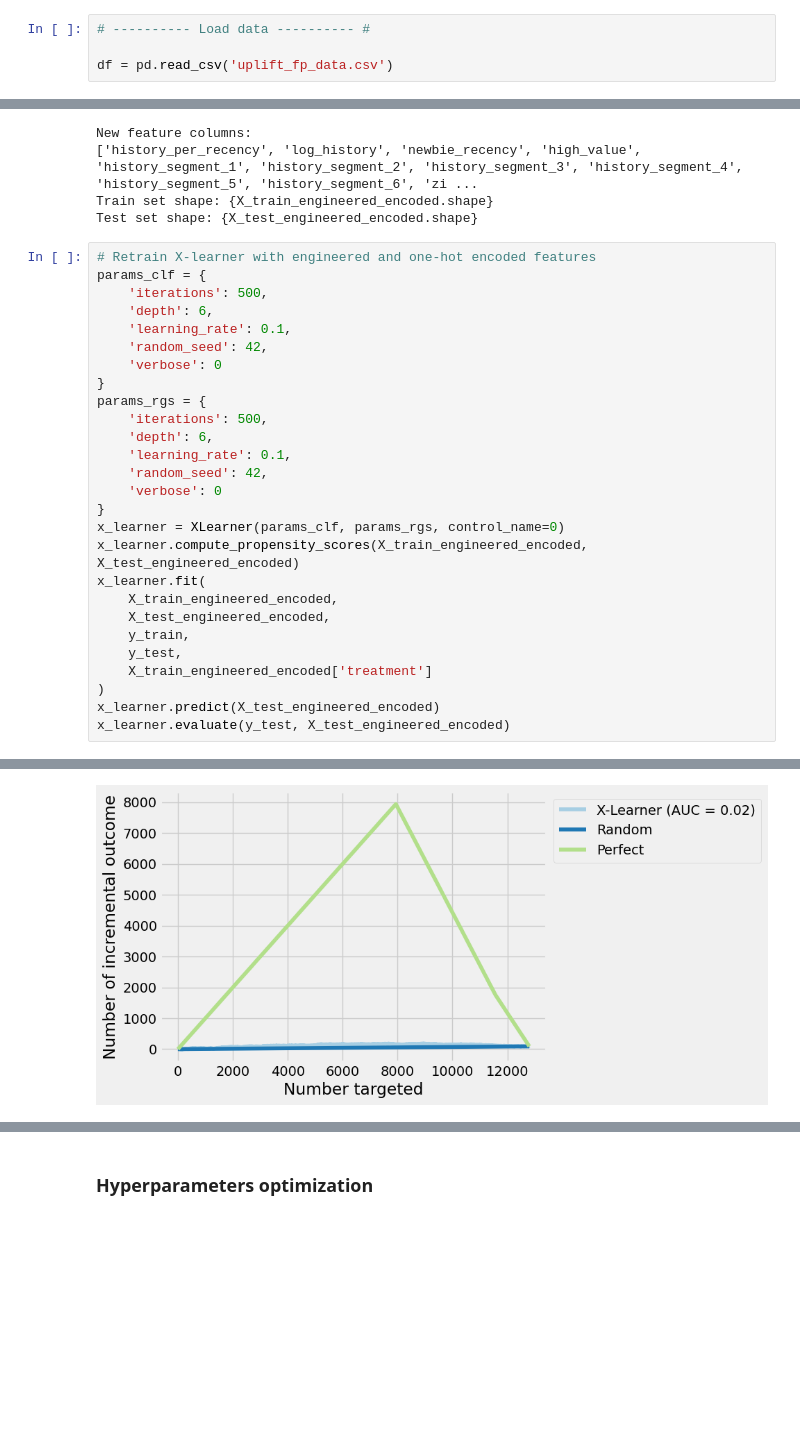
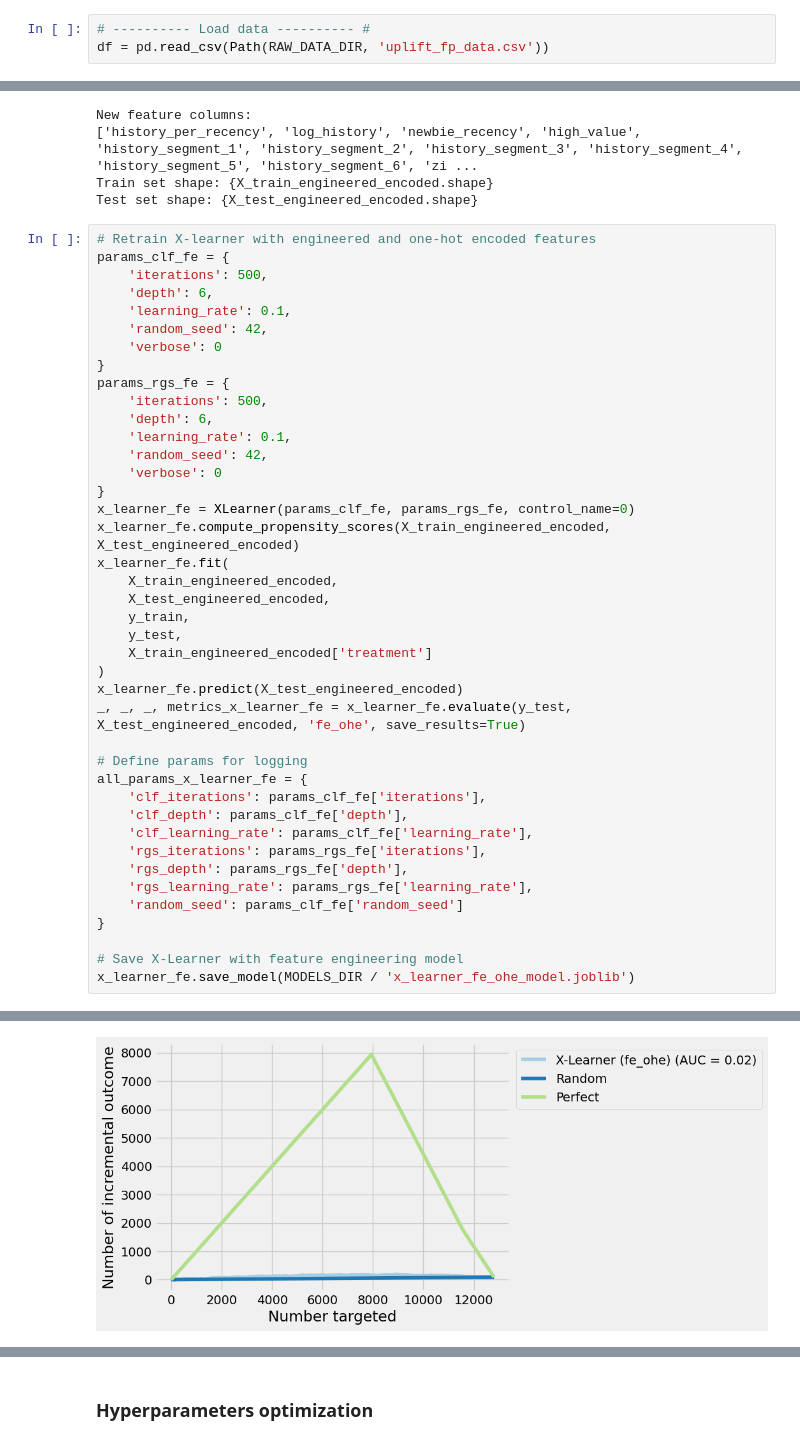
Before and after one commit to iuliia-kuznetsova/mle-project-sprint-5, a Jupyter notebook: final_project_template.ipynb, the cells around one changed output, grey strips where cells are left out. Cells and saved outputs as stored; diff of their text form; blank space fills up the shorter version.

```diff
--- a/final_project_template.ipynb
+++ b/final_project_template.ipynb
@@ -26,4 +60,3 @@ from utils import custom_uplift_by_percentile
 # %%
 # ---------- Load data ---------- #
-
-df = pd.read_csv('uplift_fp_data.csv')
+df = pd.read_csv(Path(RAW_DATA_DIR, 'uplift_fp_data.csv'))
@@ -940,31 +1357,45 @@ Train set shape: {X_train_engineered_encoded.shape}
 Test set shape: {X_test_engineered_encoded.shape}
 # %%
 # Retrain X-learner with engineered and one-hot encoded features
-params_clf = {
+params_clf_fe = {
     'iterations': 500,
     'depth': 6,
     'learning_rate': 0.1,
     'random_seed': 42,
     'verbose': 0
 }
-params_rgs = {
+params_rgs_fe = {
     'iterations': 500,
     'depth': 6,
     'learning_rate': 0.1,
     'random_seed': 42,
     'verbose': 0
 }
-x_learner = XLearner(params_clf, params_rgs, control_name=0)
-x_learner.compute_propensity_scores(X_train_engineered_encoded, X_test_engineered_encoded)
-x_learner.fit(
+x_learner_fe = XLearner(params_clf_fe, params_rgs_fe, control_name=0)
+x_learner_fe.compute_propensity_scores(X_train_engineered_encoded, X_test_engineered_encoded)
+x_learner_fe.fit(
     X_train_engineered_encoded,
     X_test_engineered_encoded,
     y_train,
     y_test,
     X_train_engineered_encoded['treatment']
 )
-x_learner.predict(X_test_engineered_encoded)
-x_learner.evaluate(y_test, X_test_engineered_encoded)
+x_learner_fe.predict(X_test_engineered_encoded)
+_, _, _, metrics_x_learner_fe = x_learner_fe.evaluate(y_test, X_test_engineered_encoded, 'fe_ohe', save_results=True)
+
+# Define params for logging
+all_params_x_learner_fe = {
+    'clf_iterations': params_clf_fe['iterations'],
+    'clf_depth': params_clf_fe['depth'],
+    'clf_learning_rate': params_clf_fe['learning_rate'],
+    'rgs_iterations': params_rgs_fe['iterations'],
+    'rgs_depth': params_rgs_fe['depth'],
+    'rgs_learning_rate': params_rgs_fe['learning_rate'],
+    'random_seed': params_clf_fe['random_seed']
+}
+
+# Save X-Learner with feature engineering model
+x_learner_fe.save_model(MODELS_DIR / 'x_learner_fe_ohe_model.joblib')
 # %% [output]
 Uplift AUC: 0.02
 Qini AUC: 0.04
@@ -972 +1405 @@ Uplift@30: 0.0298
-[figure, old version]
+[figure, new version]
```
Also changed, not shown: parts of 29 cells of this notebook, 46 other files.
